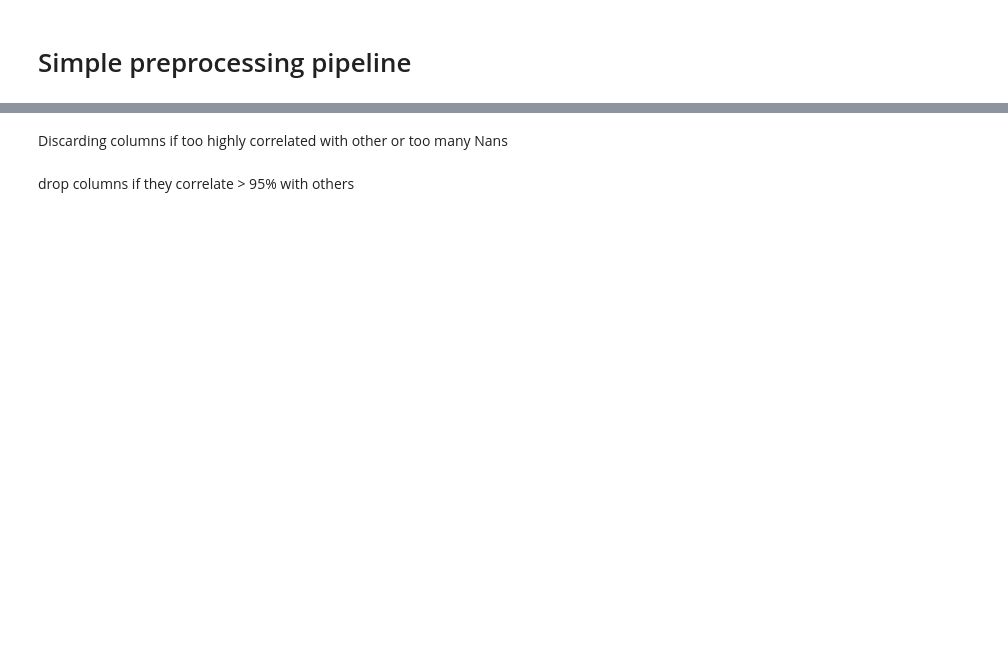
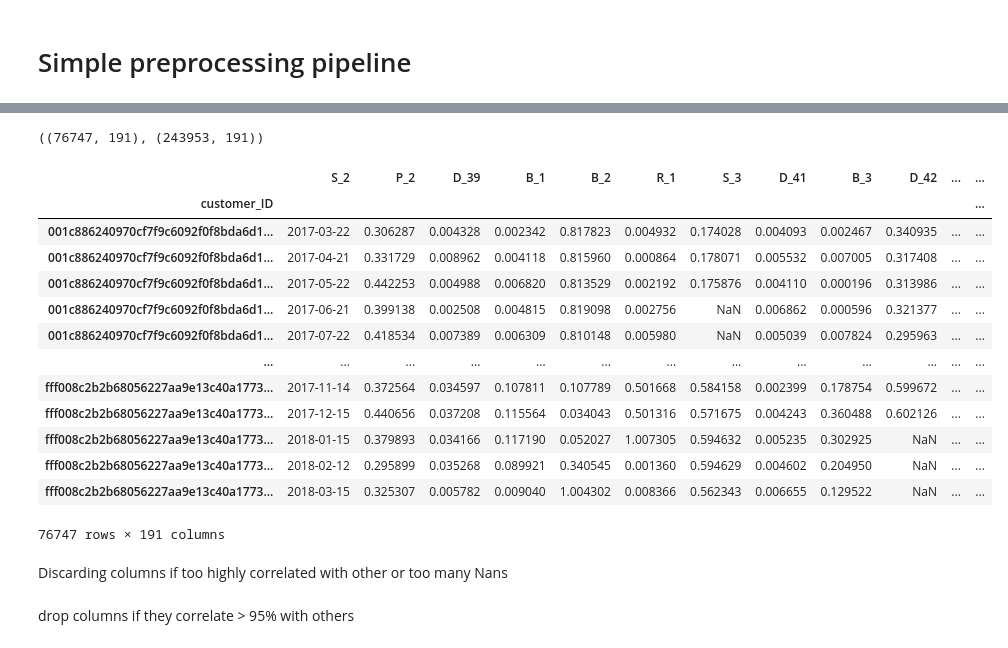
Before and after one commit to slawa-loev/AMEX_default_prediction, a Jupyter notebook: notebooks/ok_baseline_model.ipynb, the cells around one changed output, grey strips where cells are left out. Cells and saved outputs as stored; diff of their text form; code cells hidden in the pictures; blank space fills up the shorter version.

```diff
--- a/notebooks/ok_baseline_model.ipynb
+++ b/notebooks/ok_baseline_model.ipynb
@@ -27,7 +53,35 @@ from sklearn import set_config; set_config(display='diagram')
+# %%
+def_df.shape , pay_df.shape
+# %% [output]
+((76747, 191), (243953, 191))
 # %%
-def_df = pd.read_csv("/home/slawa/code/code-rep0/projects/data/defaulter_data_13364.csv", index_col=[0])
-pay_df = pd.read_csv("/home/slawa/code/code-rep0/projects/data/payer_data_41940.csv", index_col=[0])
+def_df = pd.read_csv("/Users/sjoerddewit/Desktop/Programming/6 Le Wagon Data Science/final_project/defaulter_data_6k_ids.csv", index_col=[0])
+pay_df = pd.read_csv("/Users/sjoerddewit/Desktop/Programming/6 Le Wagon Data Science/final_project/payer_data_20k_ids.csv", index_col=[0])
+
+# # Apply the following 2 lines of code only when using the larger dataset where
+# #'customer_ID_1' is a second customer_ID column:
+
+# def_df.drop(columns='customer_ID_1', inplace=True)
+# pay_df.drop(columns='customer_ID_1', inplace=True)
+
 def_df['default'] = 1
 pay_df['default'] = 0
 
 df = pd.concat([def_df, pay_df])
+# %%
+def_df
+# %% [output]
+|  | S_2 | P_2 | D_39 | B_1 | B_2 | R_1 | S_3 | D_41 | B_3 | D_42 | ... | ... |
+| customer_ID |  |  |  |  |  |  |  |  |  |  |  | ... |
+| 001c886240970cf7f9c6092f0f8bda6d1... | 2017-03-22 | 0.306287 | 0.004328 | 0.002342 | 0.817823 | 0.004932 | 0.174028 | 0.004093 | 0.002467 | 0.340935 | ... | ... |
+| 001c886240970cf7f9c6092f0f8bda6d1... | 2017-04-21 | 0.331729 | 0.008962 | 0.004118 | 0.815960 | 0.000864 | 0.178071 | 0.005532 | 0.007005 | 0.317408 | ... | ... |
+| 001c886240970cf7f9c6092f0f8bda6d1... | 2017-05-22 | 0.442253 | 0.004988 | 0.006820 | 0.813529 | 0.002192 | 0.175876 | 0.004110 | 0.000196 | 0.313986 | ... | ... |
+| 001c886240970cf7f9c6092f0f8bda6d1... | 2017-06-21 | 0.399138 | 0.002508 | 0.004815 | 0.819098 | 0.002756 | NaN | 0.006862 | 0.000596 | 0.321377 | ... | ... |
+| 001c886240970cf7f9c6092f0f8bda6d1... | 2017-07-22 | 0.418534 | 0.007389 | 0.006309 | 0.810148 | 0.005980 | NaN | 0.005039 | 0.007824 | 0.295963 | ... | ... |
+| ... | ... | ... | ... | ... | ... | ... | ... | ... | ... | ... | ... | ... |
+| fff008c2b2b68056227aa9e13c40a1773... | 2017-11-14 | 0.372564 | 0.034597 | 0.107811 | 0.107789 | 0.501668 | 0.584158 | 0.002399 | 0.178754 | 0.599672 | ... | ... |
+| fff008c2b2b68056227aa9e13c40a1773... | 2017-12-15 | 0.440656 | 0.037208 | 0.115564 | 0.034043 | 0.501316 | 0.571675 | 0.004243 | 0.360488 | 0.602126 | ... | ... |
+| fff008c2b2b68056227aa9e13c40a1773... | 2018-01-15 | 0.379893 | 0.034166 | 0.117190 | 0.052027 | 1.007305 | 0.594632 | 0.005235 | 0.302925 | NaN | ... | ... |
+| fff008c2b2b68056227aa9e13c40a1773... | 2018-02-12 | 0.295899 | 0.035268 | 0.089921 | 0.340545 | 0.001360 | 0.594629 | 0.004602 | 0.204950 | NaN | ... | ... |
+| fff008c2b2b68056227aa9e13c40a1773... | 2018-03-15 | 0.325307 | 0.005782 | 0.009040 | 1.004302 | 0.008366 | 0.562343 | 0.006655 | 0.129522 | NaN | ... | ... |
+76747 rows × 191 columns
```
Also changed, not shown: parts of 45 cells of this notebook, 9 other files.
